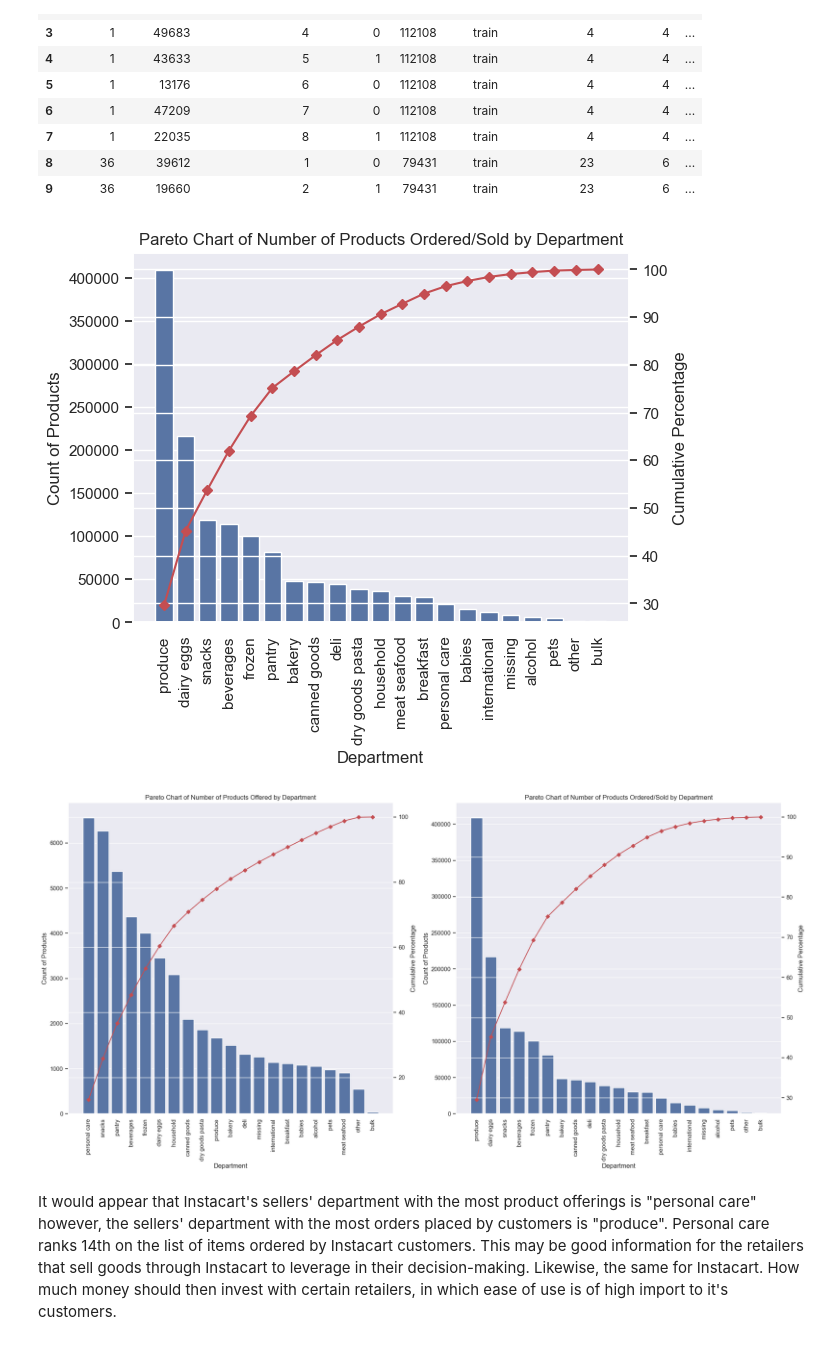
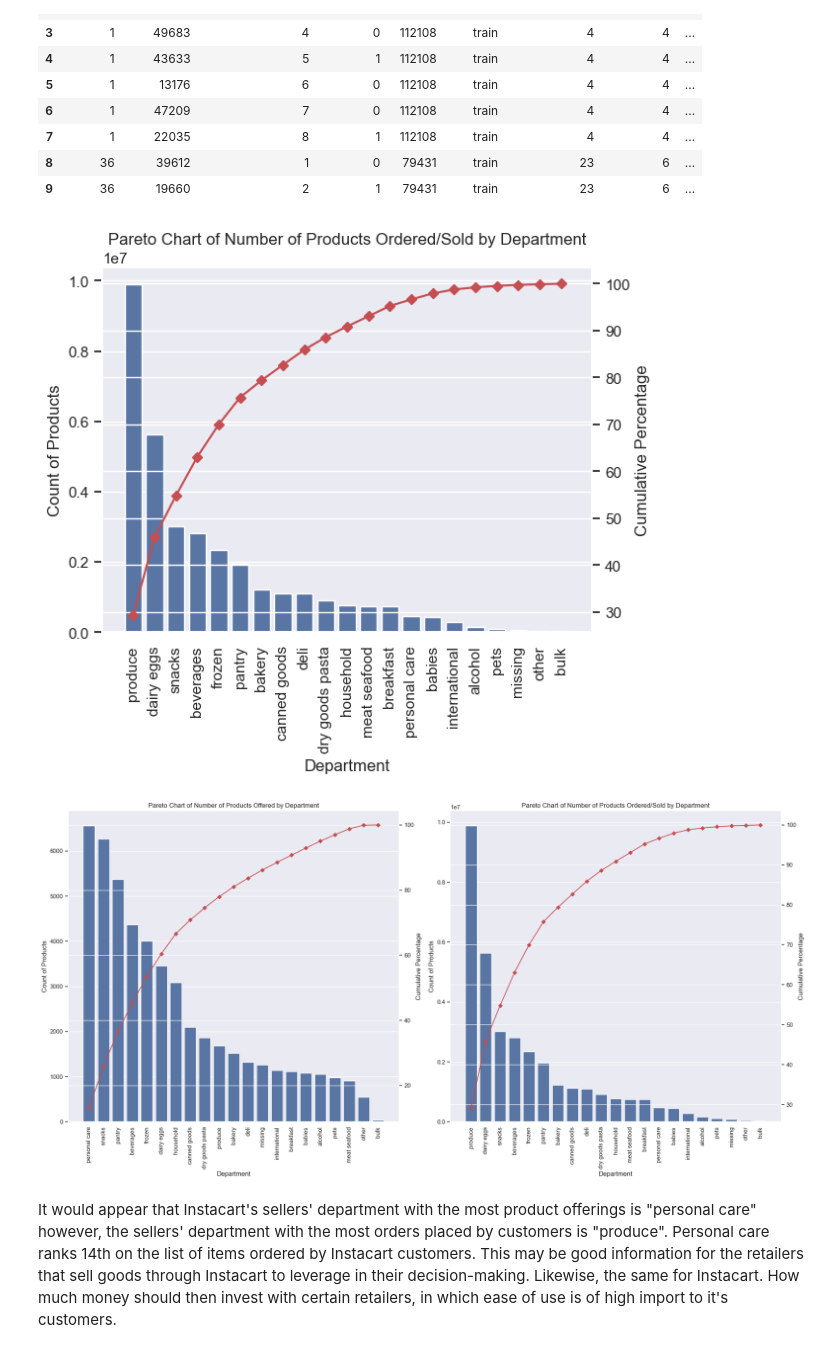
Before and after one commit to lmgaines30/Instacart_Customer_Basket_Analysis, a Jupyter notebook: notebooks/02.1_Instacart_EDA_part2.ipynb, the cells around one changed output. Drawn from its saved outputs; the diff is of its cells as text; code cells hidden in the pictures.

```diff
--- a/notebooks/02.1_Instacart_EDA_part2.ipynb
+++ b/notebooks/02.1_Instacart_EDA_part2.ipynb
@@ -18,6 +18,7 @@ warnings.filterwarnings("ignore")
 # %%
 #import final combo_order_product tables (no prod, aisle, dept names)
 combo_order_prod_train_df = pd.read_csv('../cleaned_data_files/combo_order_prod_train.csv')
+combo_order_prod_prior_df = pd.read_csv('../cleaned_data_files/combo_order_prod_prior.csv')
 
 #import final product table
 combo_prod_df = pd.read_csv('../cleaned_data_files/combo_prod.csv')
@@ -85,13 +106,16 @@ dtypes: int64(3), object(3)
 memory usage: 2.3+ MB
 # %%
 #merge the order and products table to summarize # of orders by product department
+orders_all_dimensions_train_df = combo_order_prod_train_df.merge(combo_prod_df, on='product_id')  #train dataset
+orders_all_dimensions_prior_df = combo_order_prod_prior_df.merge(combo_prod_df, on='product_id')  #prior dataset
 
-orders_all_dimensions_df = combo_order_prod_train_df.merge(combo_prod_df, on='product_id')
+#combine the prior and train dataframes
+all_orders_all_dimensions_df = pd.concat([orders_all_dimensions_train_df, orders_all_dimensions_prior_df], axis=0, ignore_index=True)
 
-#export final orders_all_dimensions_df
-orders_all_dimensions_df.to_csv('../cleaned_data_files/orders_prod_all_dimensions.csv', index=False)
+#export final all_orders_all_dimensions_df
+all_orders_all_dimensions_df.to_csv('../cleaned_data_files/orders_prod_all_dimensions2.csv', index=False)
 
-orders_all_dimensions_df.head(10)
+all_orders_all_dimensions_df.head(10)
 # %% [output]
 |  | order_id | product_id | add_to_cart_order | reordered | user_id | eval_set | order_number | order_dow | ... |
 | 0 | 1 | 49302 | 1 | 1 | 112108 | train | 4 | 4 | ... |
@@ -107,27 +131,27 @@ orders_all_dimensions_df.head(10)
 # %%
 #create a pareto chart of the number of products sold per department
 #count the number of departments and sort the values
-count_sold = orders_all_dimensions_df['department'].value_counts().sort_values(ascending=False)
+count_sold = all_orders_all_dimensions_df['department'].value_counts().sort_values(ascending=False)
 #calculate the cumulative %s of the products in each department
 cumulative_percent_sold = count_sold.cumsum() / count_sold.sum() * 100
 
 # Create a combined bar and line chart
 fig2, ax3 = plt.subplots()
 
 sns.barplot(x=count_sold.index, y=count_sold, ax=ax3)
 ax3.set_ylabel('Count of Products')
 ax3.set_xlabel('Department')
 ax3.set_xticklabels(ax3.get_xticklabels(), rotation=90)
 
 # Create a second y-axis for the cumulative percentage line
 ax4 = ax3.twinx()
 ax4.plot(count_sold.index, cumulative_percent_sold, color='r', marker='D', ms=5)
 ax4.set_ylabel('Cumulative Percentage')
 
 plt.title('Pareto Chart of Number of Products Ordered/Sold by Department')
 plt.show()
 # %% [output]
-[figure, old version]
+[figure, new version]
 # %%
 #reveiwing the pareto's side by side, create subplots:
 
@@ -156,7 +180,7 @@ ax3.set_title('Pareto Chart of Number of Products Ordered/Sold by Department')
 plt.tight_layout()
 plt.show()
 # %% [output]
-[figure, old version]
+[figure, new version]
 # %% [markdown]
 It would appear that Instacart's sellers' department with the most product offerings is "personal care"  however, the sellers' department with the most orders placed by customers is "produce".  Personal care ranks 14th on the list of items ordered by Instacart customers.  This may be good information for the retailers that sell goods through Instacart to leverage in their decision-making.  Likewise, the same for Instacart.  How much money should then invest with certain retailers, in which ease of use is of high import to it's customers.
 # %%
```
Also changed, not shown: parts of 12 cells of this notebook, 1 other file.
